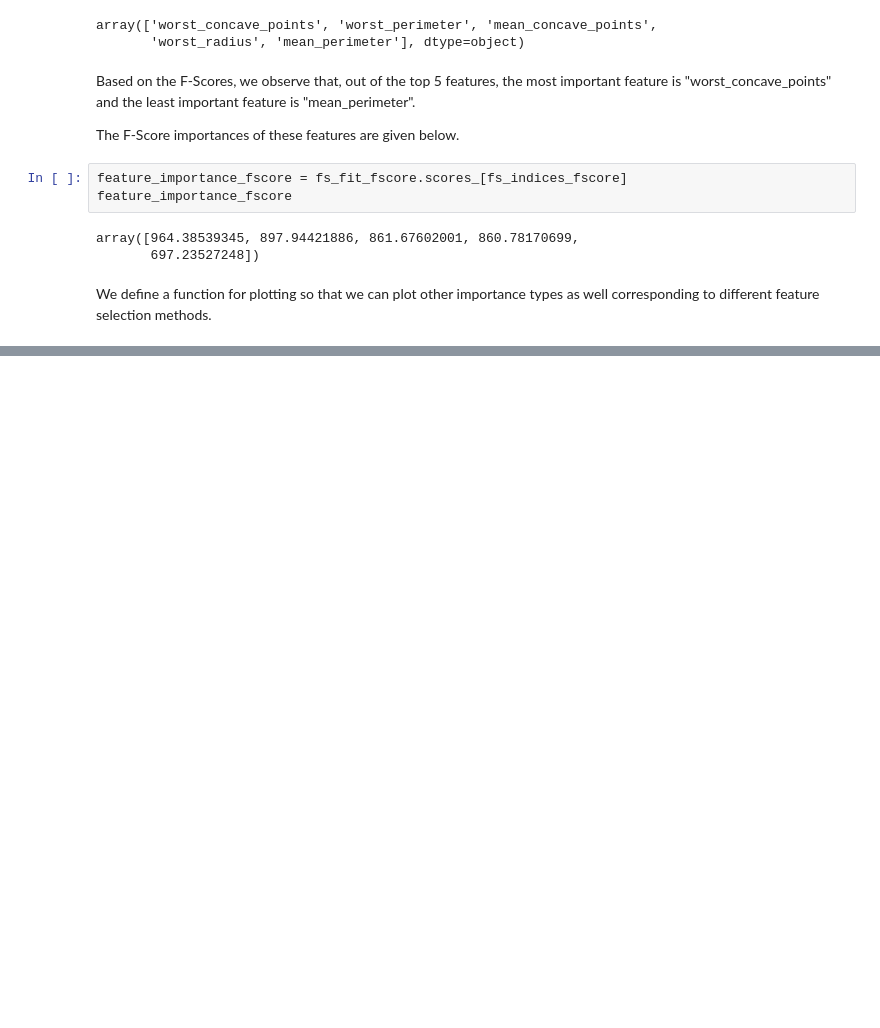
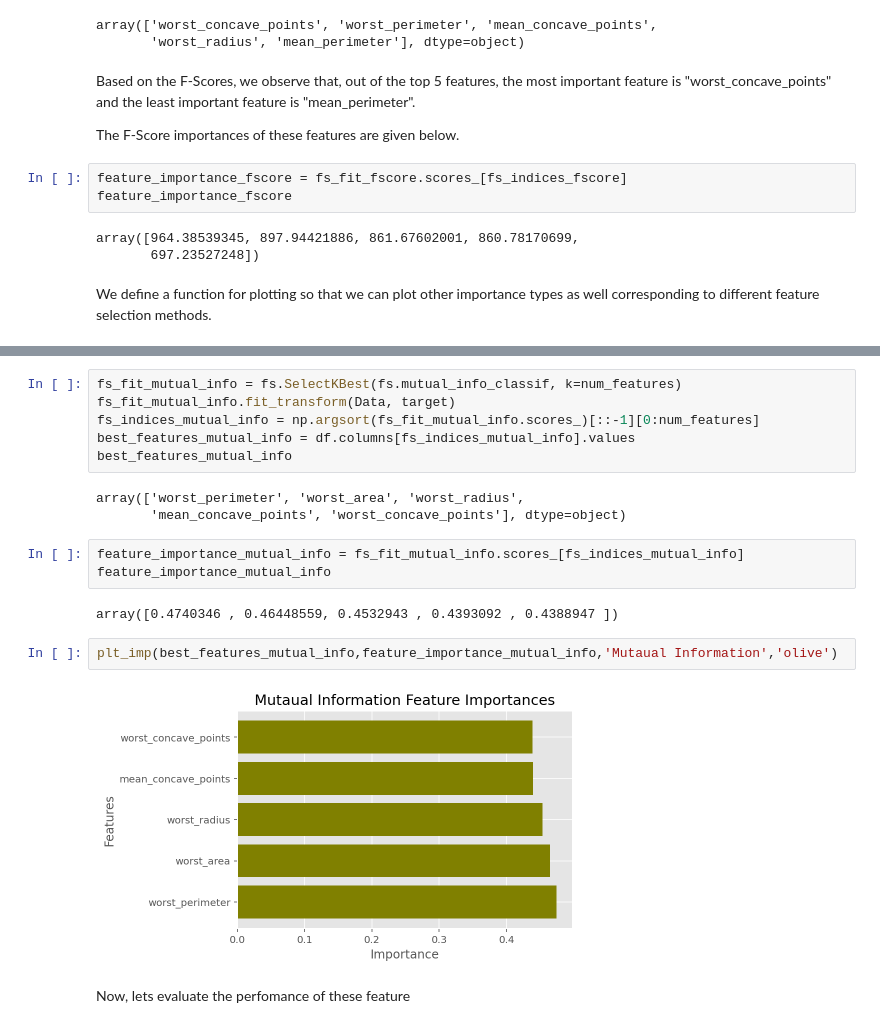
Before and after one commit to piyushthaware/Machine_Learning, a Jupyter notebook: SciKit Learn/SK Learn Part-2.ipynb, the cells around one changed output, grey strips where cells are left out. Cells and saved outputs as stored; diff of their text form; blank space fills up the shorter version.

```diff
--- a/SciKit Learn/SK Learn Part-2.ipynb
+++ b/SciKit Learn/SK Learn Part-2.ipynb
@@ -127,0 +167,20 @@ We define a function for plotting so that we can plot other importance types as
+# %%
+fs_fit_mutual_info = fs.SelectKBest(fs.mutual_info_classif, k=num_features)
+fs_fit_mutual_info.fit_transform(Data, target)
+fs_indices_mutual_info = np.argsort(fs_fit_mutual_info.scores_)[::-1][0:num_features]
+best_features_mutual_info = df.columns[fs_indices_mutual_info].values
+best_features_mutual_info
+# %% [output]
+array(['worst_perimeter', 'worst_area', 'worst_radius',
+       'mean_concave_points', 'worst_concave_points'], dtype=object)
+# %%
+feature_importance_mutual_info = fs_fit_mutual_info.scores_[fs_indices_mutual_info]
+feature_importance_mutual_info
+# %% [output]
+array([0.4740346 , 0.46448559, 0.4532943 , 0.4393092 , 0.4388947 ])
+# %%
+plt_imp(best_features_mutual_info,feature_importance_mutual_info,'Mutaual Information','olive')
+# %% [output]
+[figure, added]
+# %% [markdown]
+Now, lets evaluate the perfomance of these feature
```
Also changed, not shown: parts of 15 cells of this notebook.
